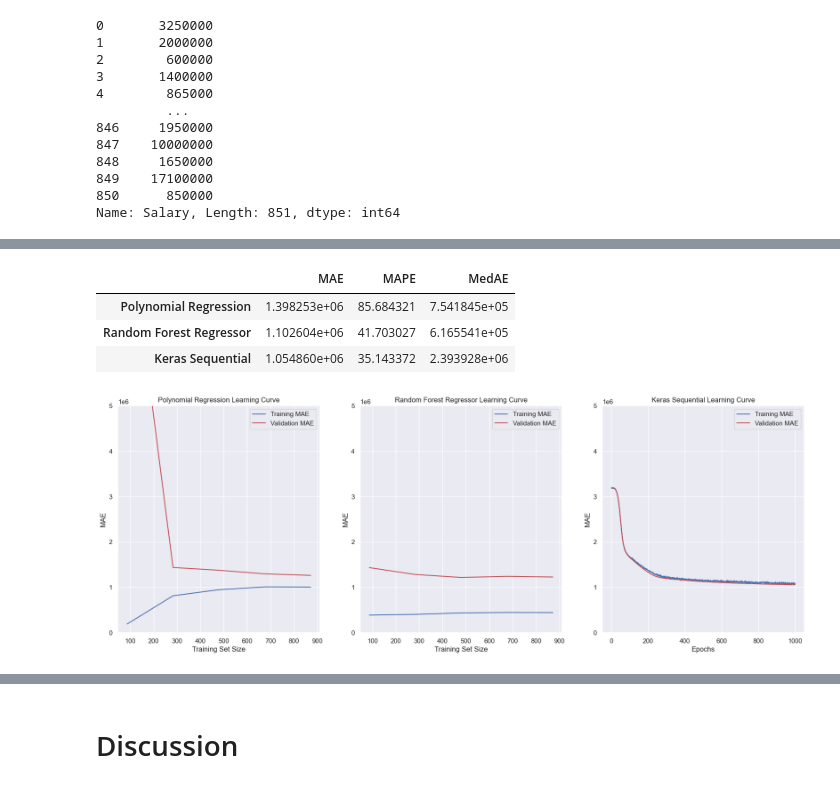
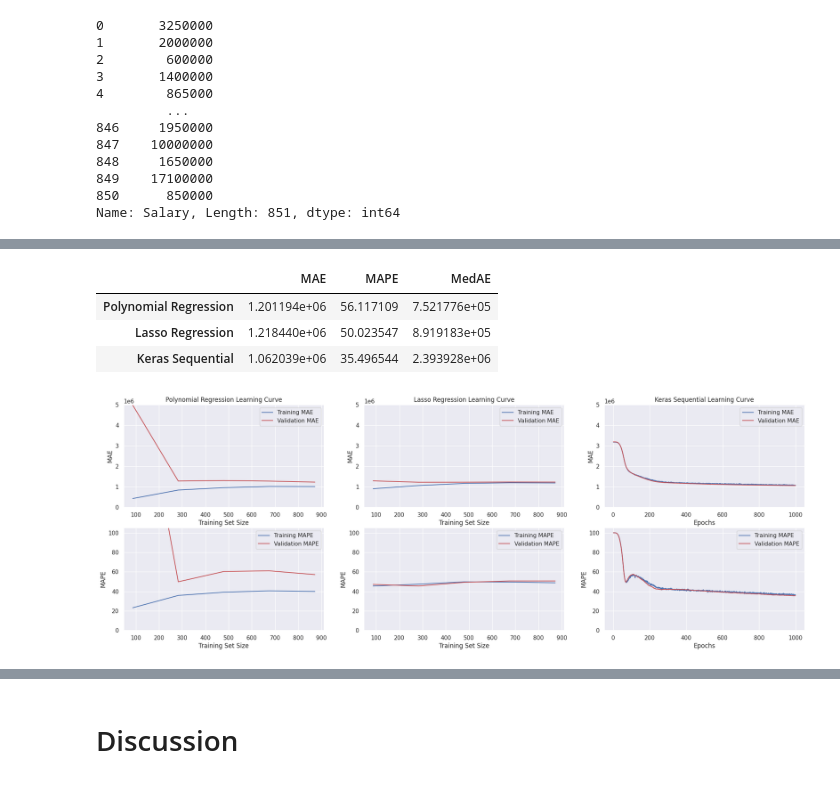
Before and after one commit to COGS118A/Group029-SP23, a Jupyter notebook: FinalProject_Group029-SP23.ipynb, the cells around one changed output, grey strips where cells are left out. Saved outputs shown, nothing was run; the diff lists cells and outputs as text; code cells hidden in the pictures.

```diff
--- a/FinalProject_Group029-SP23.ipynb
+++ b/FinalProject_Group029-SP23.ipynb
@@ -990,7 +989,7 @@ df_plyrs = df_plyrs_scaled
 df_pitchers_scaled = apply_scaler_to_columns(df_pitchers, MinMaxScaler(), pitchers_min_max_cols)
 df_pitchers_scaled = apply_scaler_to_columns(df_pitchers_scaled, StandardScaler(), pitchers_standard_scale_cols)
 df_pitchers_scaled = one_hot_encode_columns(df_pitchers_scaled, pitchers_one_hot_cols)
-df_pitchers_scaled = df_pitchers_scaled.drop(['Name','Prev. Season'], axis = 1)
+df_pitchers_scaled = df_pitchers_scaled.drop('Prev. Season', axis = 1)
 
 df_pitchers = df_pitchers_scaled
 # %%
@@ -1142,18 +1141,18 @@ poly_reg_params = {
 }
 
 # Define the Random Forest Regression model and its hyperparameters
-rf_reg = RandomForestRegressor()
+lasso_reg = Lasso(max_iter = 2000, tol = 1e-1)
 
-rf_reg_params = {
-    "n_estimators": [50, 100, 200],
-    "max_depth": [3, 5, None]
+lasso_reg_params = {
+    "alpha": [0.01, 0.1, 0.5, 1, 2],
+    "fit_intercept": [True, False]
 }
 
 
 # Define the parameter search configuration
 param_search_config = {
     "Polynomial Regression": (poly_reg, poly_reg_params),
-    "Random Forest Regressor": (rf_reg, rf_reg_params)
+    "Lasso Regression": (lasso_reg, lasso_reg_params)
 }
 # %%
 def evaluate_benchmarks(x_train, y_train, x_valid, y_valid, X, y, axis, models = param_search_config):
@@ -1226,6 +1246,7 @@ def evaluate_benchmarks(x_train, y_train, x_valid, y_valid, X, y, axis, models =
 def median_absolute_deviation(y_true, y_pred):
     """
     Computes median absolute deviation of Tensorflow backend object
+    Note: Tensorflow does not contain method to calculate median absolute deviation
 
     Args:
         y_true, y_pred: tensorflow backend objects containing true y-values and predicted values
@@ -1286,28 +1307,41 @@ def evaluate_neural_net(nn_model, x_train, y_train, x_valid, y_valid, metrics_df
   mae = history_dict['mean_absolute_error']
   val_mae = history_dict['val_mean_absolute_error']
 
+  mape = history_dict['mean_absolute_percentage_error']
+  val_mape = history_dict['val_mean_absolute_percentage_error']
+
   epochs = range(1, len(loss_values) + 1)
 
   # Plot the model MAE vs Epochs
-  axis[2].set_ylim([0, 5e+06])
-  axis[2].plot(epochs, mae, 'b', label='Training MAE')
-  axis[2].plot(epochs, val_mae, 'r', label='Validation MAE')
-  axis[2].set_title('Keras Sequential Learning Curve', fontsize=12)
-  axis[2].set_xlabel('Epochs')
-  axis[2].set_ylabel('MAE')
-  axis[2].legend()
+  axis[0, 2].set_ylim([0, 5e+06])
+  axis[0, 2].plot(epochs, mae, 'b', label='Training MAE')
+  axis[0, 2].plot(epochs, val_mae, 'r', label='Validation MAE')
+  axis[0, 2].set_title('Keras Sequential Learning Curve', fontsize=12)
+  axis[0, 2].set_xlabel('Epochs')
+  axis[0, 2].set_ylabel('MAE')
+  axis[0, 2].legend()
+
+  # Plot the model MAPE vs Epochs
+  axis[1, 2].set_ylim([0, 105])
+  axis[1, 2].plot(epochs, mape, 'b', label='Training MAPE')
+  axis[1, 2].plot(epochs, val_mape, 'r', label='Validation MAPE')
+  #axis[1, 2].set_title('Keras Sequential Learning Curve', fontsize=12)
+  axis[1, 2].set_xlabel('Epochs')
+  axis[1, 2].set_ylabel('MAPE')
+  axis[1, 2].legend()
+
 
   return metrics_df
 # %%
 # Define axes for multiple models evaluated on pitching dataset
-fig_pitch, ax_pitch = plt.subplots(1, 3, figsize=(21,7))
+fig_pitch, ax_pitch = plt.subplots(2, 3, figsize=(24,8))
 
 # Evaluates sklearn models
 pitch_model_metrics = evaluate_benchmarks(X_train_pitch, y_train_pitch, X_valid_pitch, y_valid_pitch, train_pitch_features, train_pitch_salaries, axis = ax_pitch)
 
 # Defines Keras Sequentual Model, evaluates
 nn_model_pitch = tf.keras.Sequential([
-    tf.keras.layers.Dense(14, activation='relu', input_shape=(14,)),
+    tf.keras.layers.Dense(13, activation='relu', input_shape=(13,)),
     tf.keras.layers.Dense(64, activation='relu'),
     tf.keras.layers.Dropout(0.2),
     tf.keras.layers.Dense(64, activation='relu'),
@@ -1339,7 +1373,7 @@ Epoch 1000/1000
 |  | MAE | MAPE | MedAE |
-| Polynomial Regression | 1.398253e+06 | 85.684321 | 7.541845e+05 |
-| Random Forest Regressor | 1.102604e+06 | 41.703027 | 6.165541e+05 |
-| Keras Sequential | 1.054860e+06 | 35.143372 | 2.393928e+06 |
+| Polynomial Regression | 1.201194e+06 | 56.117109 | 7.521776e+05 |
+| Lasso Regression | 1.218440e+06 | 50.023547 | 8.919183e+05 |
+| Keras Sequential | 1.062039e+06 | 35.496544 | 2.393928e+06 |
-[figure, old version]
+[figure, new version]
 # %%
 # Define axes for multiple models evaluated on position players dataset
```
Also changed, not shown: parts of 31 cells of this notebook.
